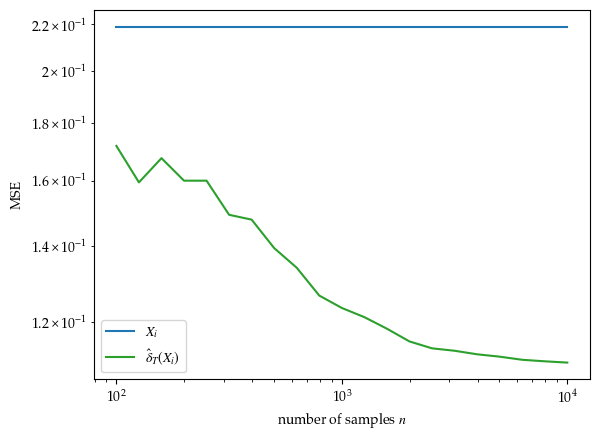
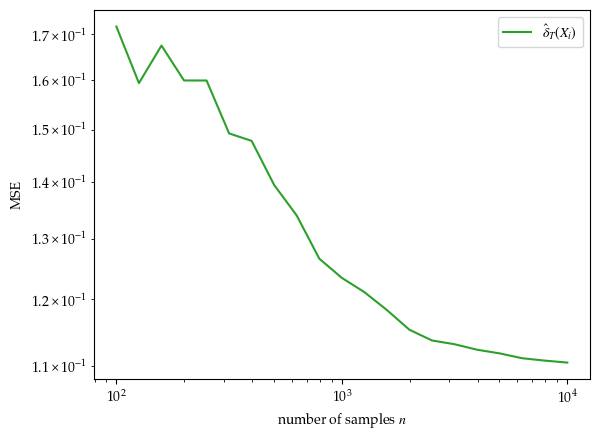
The change to this notebook cell's code, shown as a diff; its figure went from the first image to the second:
--- before
+++ after
@@ -1,3 +1,3 @@
-plt.loglog(ns, N_risk_1_mean*np.ones_like(ns), color='C0', label='$X_i$')
+# plt.loglog(ns, N_risk_1_mean*np.ones_like(ns), color='C0', label='$X_i$')
 # plt.fill_between(ns, N_risk_1_mean-N_risk_1_std/B_large,
 #                  N_risk_1_mean+N_risk_1_std/B_large, color='C0', alpha=0.2)

Commit: oracle, mc fix